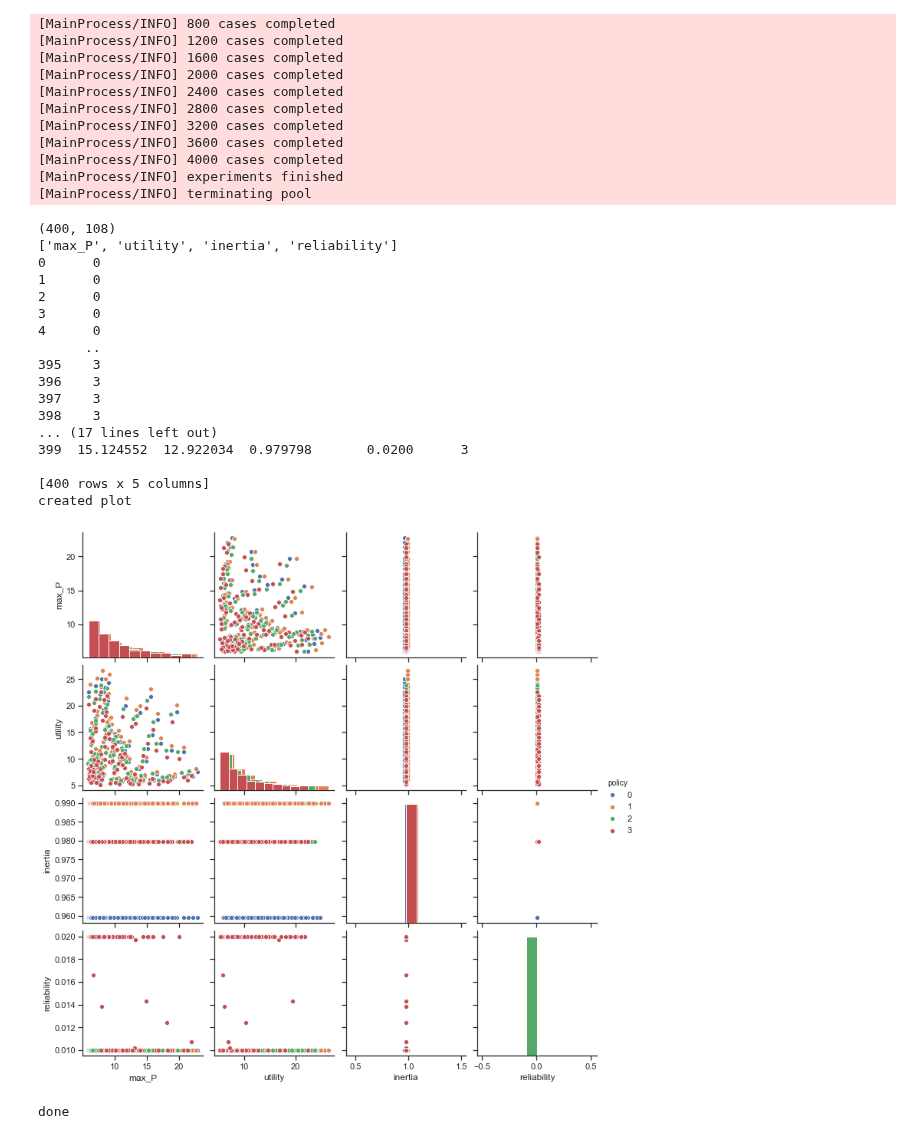
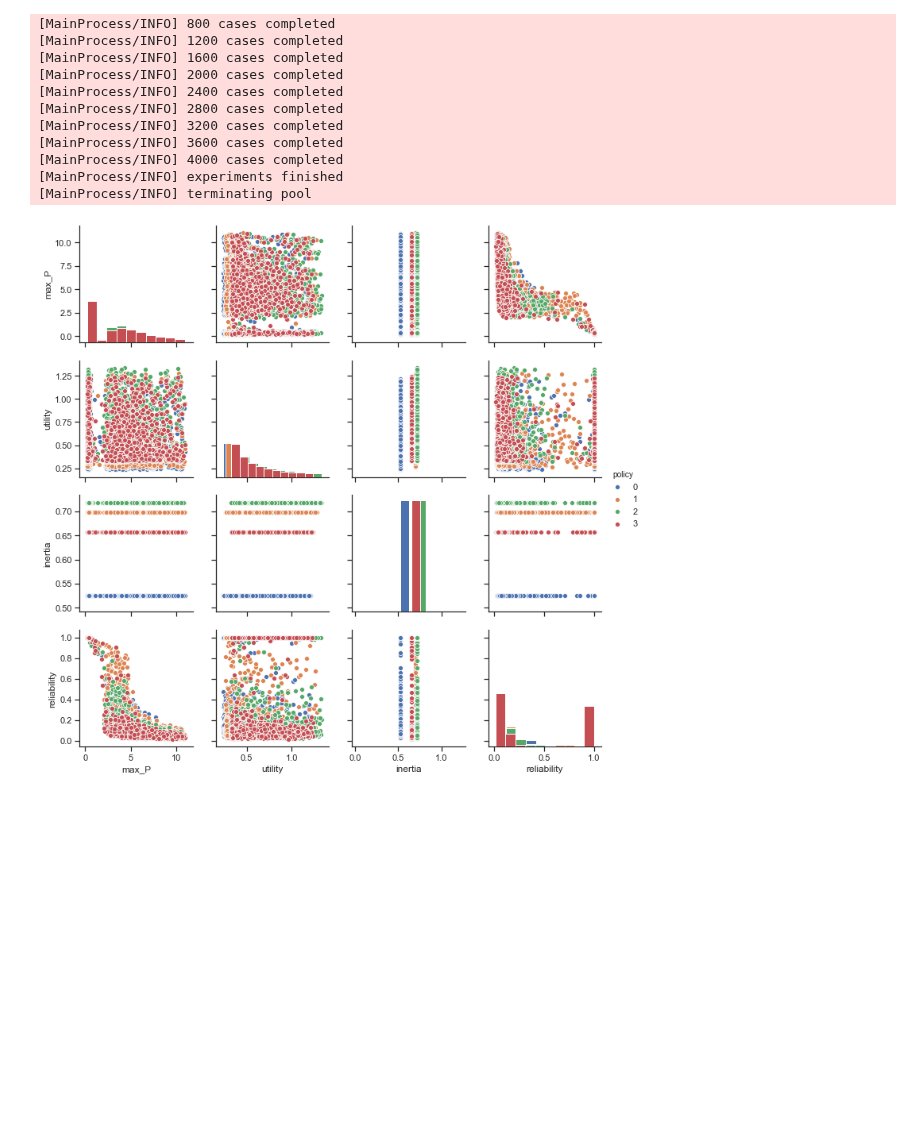
Before and after one commit to triple-capacho/EPA1361, a Jupyter notebook: Week 1-2 - general intro to exploratory modelling/assignment 2 - lakemodel.ipynb, the cells around one changed output. Drawn from its saved outputs; the diff is of its cells as text; code cells hidden in the pictures; blank space fills up the shorter version.

```diff
--- a/Week 1-2 - general intro to exploratory modelling/assignment 2 - lakemodel.ipynb
+++ b/Week 1-2 - general intro to exploratory modelling/assignment 2 - lakemodel.ipynb
@@ -174,8 +174,8 @@ model.levers = [RealParameter('l0', 0, 0.1),
                 RealParameter('l96', 0, 0.1),
                 RealParameter('l97', 0, 0.1),
                 RealParameter('l98', 0, 0.1),
-                RealParameter('l99', 0, 0.1)
-]
+                RealParameter('l99', 0, 0.1)]
+
 
 model.outcomes = [ScalarOutcome('max_P'),
                   ScalarOutcome('utility'),
@@ -194,6 +196,6 @@ from ema_workbench import SequentialEvaluator, ema_logging
 ema_logging.log_to_stderr(ema_logging.INFO)
 
 with SequentialEvaluator(model) as evaluator:
-    experiments, outcomes = evaluator.perform_experiments(scenarios=100, policies=4)
+    experiments, outcomes = evaluator.perform_experiments(scenarios=1000)
 print("Done")
 # %% [output]
@@ -217,0 +252,8 @@ Done
+# %%
+from ema_workbench import SequentialEvaluator, ema_logging
+
+ema_logging.log_to_stderr(ema_logging.INFO)
+
+with SequentialEvaluator(model) as evaluator:
+    experiments_1, outcomes_1 = evaluator.perform_experiments(scenarios=1000, policies = 4)
+print("Done")
@@ -287,47 +334,31 @@ with MultiprocessingEvaluator(model) as evaluator:
 [MainProcess/INFO] 4000 cases completed
 [MainProcess/INFO] experiments finished
 [MainProcess/INFO] terminating pool
+# %%
+experiments_2, outcomes_2 = results
 # %%
 import matplotlib.pyplot as plt # TO DO; plot the scalers.
 import pandas as pd
 import seaborn as sns; sns.set(style="ticks", color_codes=True)
-print(experiments.shape)
-print(list(outcomes.keys()))
+#print(experiments.shape)
+#print(list(outcomes.keys()))
 
-policies = experiments['policy']
-print(policies)
-print("set policy")
+policies = experiments_2['policy']
+#print(policies)
+#print("set policy")
 for i, policy in enumerate(np.unique(policies)):
-    experiments.loc[policies==policy, 'policy'] = str(i)
-print("changed policy")
+    experiments_2.loc[policies==policy, 'policy'] = str(i)
+#print("changed policy")
 
-data = pd.DataFrame(outcomes)
-print("created df")
-data['policy'] = policies
-print("added policy to df")
-print(data)
+data_2 = pd.DataFrame(outcomes_2)
+#print("created df")
+data_2['policy'] = policies
+#print("added policy to df")
+#print(data)
 
-sns.pairplot(data, hue='policy', vars=list(outcomes.keys()), diag_kind='hist')
-print("created plot")
+sns.pairplot(data_2, hue='policy', vars=list(outcomes_2.keys()), diag_kind='hist')
+#print("created plot")
 plt.show()
-print("done")
+#print("done")
 # %% [output]
-(400, 108)
-['max_P', 'utility', 'inertia', 'reliability']
-0      0
-1      0
-2      0
-3      0
-4      0
-      ..
-395    3
-396    3
-397    3
-398    3
-... (17 lines left out)
-399  15.124552  12.922034  0.979798       0.0200      3
-
-[400 rows x 5 columns]
-created plot
-[figure, old version]
+[figure, new version]
-done
```
Also changed, not shown: parts of 13 cells of this notebook.
